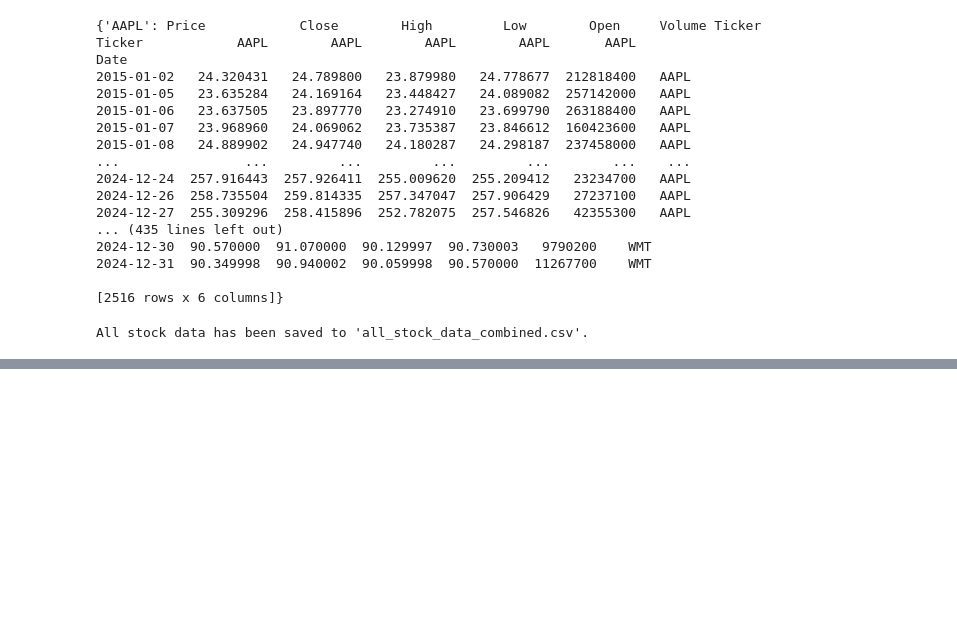
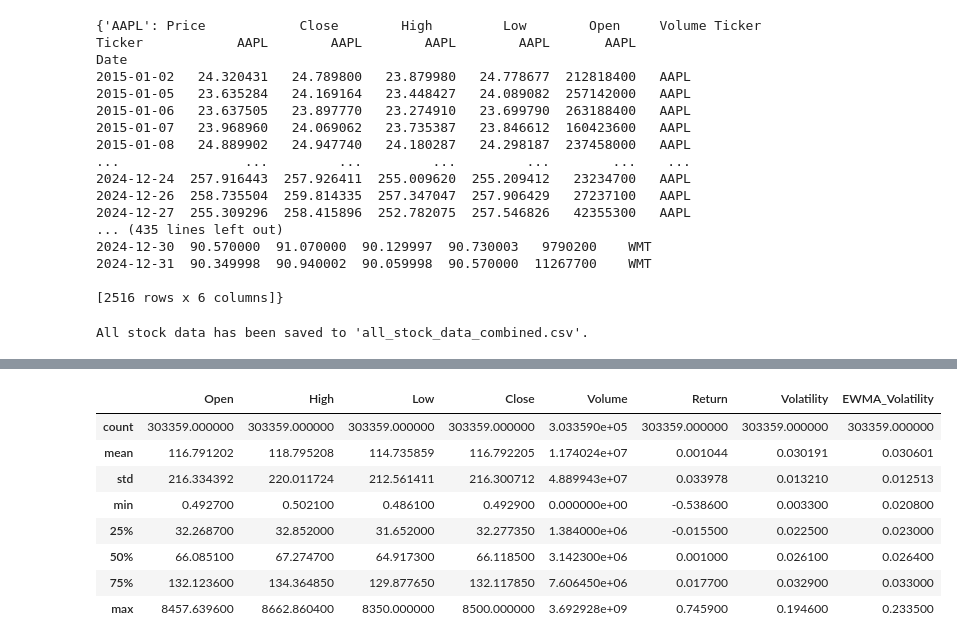
Before and after one commit to gcarrera109/DAT490Project, a Jupyter notebook: YFinance.ipynb, the cells around one changed output, grey strips where cells are left out. Drawn from its saved outputs; the diff is of its cells as text; code cells hidden in the pictures; blank space fills up the shorter version.

```diff
--- a/YFinance.ipynb
+++ b/YFinance.ipynb
@@ -94,3 +94,6 @@ with open('all_stock_data_combinednumba2.csv', 'w') as f:
 print("All stock data has been saved to 'all_stock_data_combined.csv'.")
 # %% [output]
 All stock data has been saved to 'all_stock_data_combined.csv'.
+# %%
+import pandas as pd
+df = pd.read_csv('filtered_and_named_stock_data.csv')
@@ -96,0 +121,12 @@ All stock data has been saved to 'all_stock_data_combined.csv'.
+# %%
+df.describe()
+# %% [output]
+|  | Open | High | Low | Close | Volume | Return | Volatility | EWMA_Volatility |
+| count | 303359.000000 | 303359.000000 | 303359.000000 | 303359.000000 | 3.033590e+05 | 303359.000000 | 303359.000000 | 303359.000000 |
+| mean | 116.791202 | 118.795208 | 114.735859 | 116.792205 | 1.174024e+07 | 0.001044 | 0.030191 | 0.030601 |
+| std | 216.334392 | 220.011724 | 212.561411 | 216.300712 | 4.889943e+07 | 0.033978 | 0.013210 | 0.012513 |
+| min | 0.492700 | 0.502100 | 0.486100 | 0.492900 | 0.000000e+00 | -0.538600 | 0.003300 | 0.020800 |
+| 25% | 32.268700 | 32.852000 | 31.652000 | 32.277350 | 1.384000e+06 | -0.015500 | 0.022500 | 0.023000 |
+| 50% | 66.085100 | 67.274700 | 64.917300 | 66.118500 | 3.142300e+06 | 0.001000 | 0.026100 | 0.026400 |
+| 75% | 132.123600 | 134.364850 | 129.877650 | 132.117850 | 7.606450e+06 | 0.017700 | 0.032900 | 0.033000 |
+| max | 8457.639600 | 8662.860400 | 8350.000000 | 8500.000000 | 3.692928e+09 | 0.745900 | 0.194600 | 0.233500 |
```
Also changed, not shown: parts of 3 cells of this notebook.
